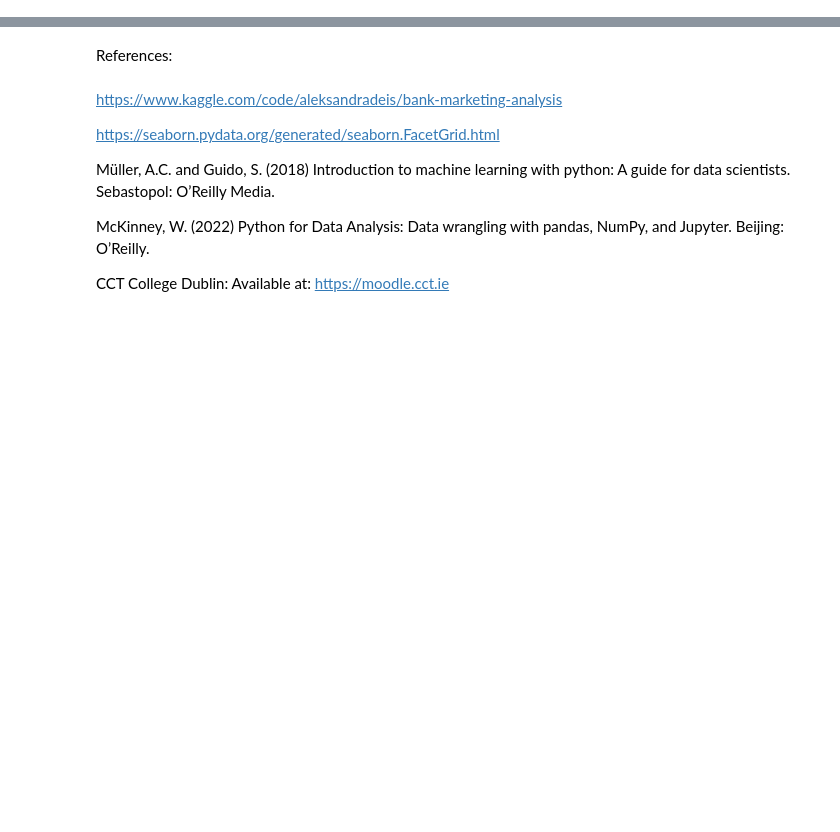
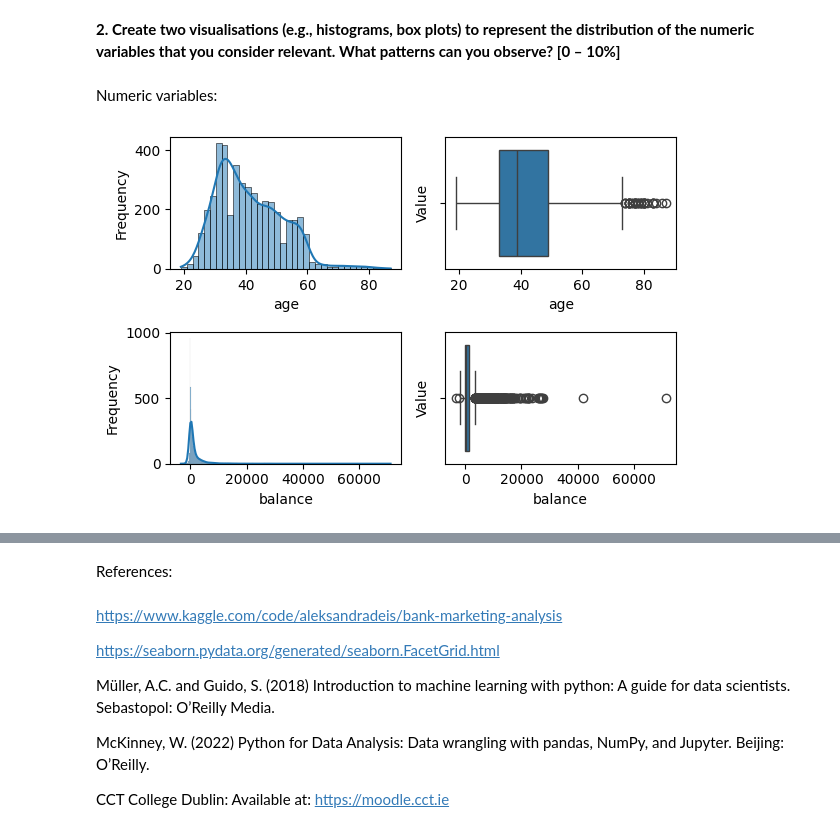
Before and after one commit to riccardopossier/Hdip_Riccardo_Possieri_2023, a Jupyter notebook: Hdip_Riccardo_Possieri_2023.ipynb, the cells around one changed output, grey strips where cells are left out. Drawn from its saved outputs; the diff is of its cells as text; code cells hidden in the pictures; blank space fills up the shorter version.

```diff
--- a/Hdip_Riccardo_Possieri_2023.ipynb
+++ b/Hdip_Riccardo_Possieri_2023.ipynb
@@ -150,0 +11,4 @@ plt.show()
+# %%
+# load the data
+file_path = "data/Bank_Mkt_campaign.csv"
+data_df = pd.read_csv(file_path)
@@ -150,0 +124,34 @@ plt.show()
+# %% [markdown]
+**2. Create two visualisations (e.g., histograms, box plots) to represent the distribution of the numeric
+variables that you consider relevant. What patterns can you observe? [0 – 10%]**
+# %% [markdown]
+Numeric variables:
+# %%
+import seaborn as sns
+
+numeric_df = data_df[["age", "balance", "day", "duration", "campaign", "pdays", "previous"]]
+
+# Select the columns of interest
+cols = ["age", "balance"]
+data = numeric_df[cols]
+
+# Create a figure with subplots
+fig, axs = plt.subplots(nrows=2, ncols=2, figsize=(6, 4))
+
+# Loop through each column and plot a histogram and boxplot
+for i, col in enumerate(cols):
+    # Histogram
+    sns.histplot(data=data, x=col, ax=axs[i, 0], kde=True)
+    axs[i, 0].set_xlabel(col)
+    axs[i, 0].set_ylabel("Frequency")
+
+    # Boxplot
+    sns.boxplot(data=data, x=col, ax=axs[i, 1])
+    axs[i, 1].set_xlabel(col)
+    axs[i, 1].set_ylabel("Value")
+
+# Adjust the layout and show the plot
+plt.tight_layout()
+plt.show()
+# %% [output]
+[figure, added]
```
Also changed, not shown: parts of 64 cells of this notebook.
